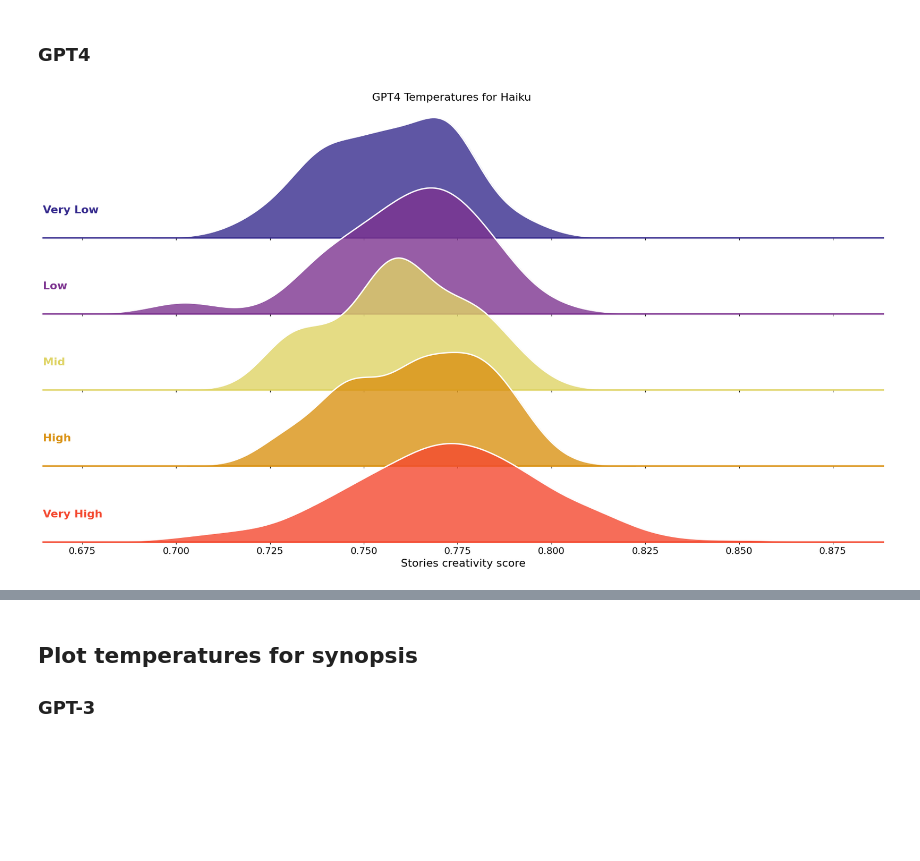
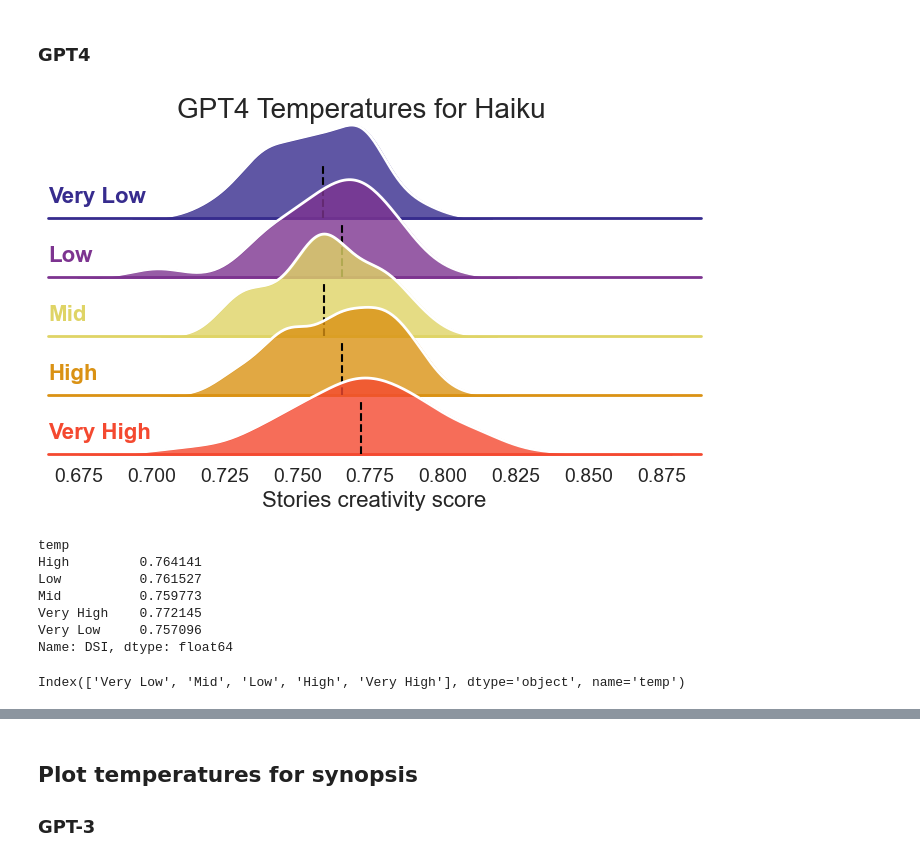
Before and after one commit to AntoineBellemare/DAT_GPT, a Jupyter notebook: notebook/dsi_visualization.ipynb, the cells around one changed output, grey strips where cells are left out. Cells and saved outputs as stored; diff of their text form; code cells hidden in the pictures; blank space fills up the shorter version.

```diff
--- a/notebook/dsi_visualization.ipynb
+++ b/notebook/dsi_visualization.ipynb
@@ -38,6 +40,8 @@ results_df.loc[results_df['lziv'].isnull()].model.unique()
 ['GPT3' 'GPT4' 'human' 'IMDB (human)' 'Vicuna']
 Index(['DSI', 'story', 'model', 'condition', 'temp', 'num_words', 'lziv'], dtype='object')
 array(['GPT3', 'GPT4', 'human', 'IMDB (human)'], dtype=object)
+# %%
+results_df = pd.read_csv("concatenated_results_stories.csv", header=0, sep=",")
 # %% [markdown]
 ## Plot all distributions seprately to get an overview
 # %%
@@ -167,6 +481,8 @@ pal = sns.color_palette('CMRmap',n_colors=5, desat=.9)
 pal = [pal[0], pal[1], pal[4], pal[3], pal[2]]
 order = ["Very Low", "Low", "Mid", "High", "Very High"]
 g = sns.FacetGrid(df, row="temp", hue="temp", aspect=9, height=2,palette=pal, row_order=order, hue_order=order)
+#compute median for each temp
+medians = df.groupby("temp")["DSI"].median()
 # make transparent background
 for ax in g.axes.flat:
     ax.set_facecolor('none')
@@ -175,6 +491,8 @@ g.map(sns.kdeplot, "DSI",
     bw_adjust=1, clip_on=False,
     fill=True, alpha=0.8, linewidth=1.5)
 g.map(sns.kdeplot, "DSI", clip_on=False, color="w", lw=2, bw_adjust=1)
+# set figsize
+g.fig.set_size_inches(7, 4)
 # passing color=None to refline() uses the hue mapping
 g.refline(y=0, linewidth=2, linestyle="-", color=None, clip_on=False)
 # Define and use a simple function to label the plot in axes coordinates
@@ -183,6 +501,11 @@ def label(x, color, label):
     # check if Human is in the label
     ax.text(0, .2, label, fontweight="bold", color=color,
             ha="left", va="center", transform=ax.transAxes,fontsize=16)
+    # plot lines for median
+    median = medians[label]
+    ax.axvline(median, color='black', linestyle='--', ymin=0, ymax=0.5)
+    #remove grid
+    ax.grid(False)
 g.map(label, "DSI")
 
 
@@ -196,6 +519,7 @@ g.set_titles("")
 g.figure.subplots_adjust(hspace=-.45)
 g.set(yticks=[], ylabel="")
 g.despine(bottom=True, left=True)
+g.set(xlim=(0.79, 0.88))
 # add one title for all the subplots
 g.fig.suptitle('GPT4 Temperatures for Flash Fiction', fontsize=16)
 g.savefig(f'../figures/GPT4_DSI_ridge_flashfiction_temp.png', dpi=300, bbox_inches='tight')
@@ -252,38 +576,62 @@ df = results_df.loc[(results_df['condition']=='haiku') & (results_df['model']=='
 pal = sns.color_palette('CMRmap',n_colors=5, desat=.9)
 pal = [pal[0], pal[1], pal[4], pal[3], pal[2]]
 order = ["Very Low", "Low", "Mid", "High", "Very High"]
+
+#compute median for each temp
+medians = df.groupby("temp")["DSI"].median()
 g = sns.FacetGrid(df, row="temp", hue="temp", aspect=9, height=2,palette=pal, hue_order=order, row_order=order)
 # make transparent background
 for ax in g.axes.flat:
     ax.set_facecolor('none')
 # Draw the densities in a few steps
 g.map(sns.kdeplot, "DSI",
     bw_adjust=1, clip_on=False,
     fill=True, alpha=0.8, linewidth=1.5)
 g.map(sns.kdeplot, "DSI", clip_on=False, color="w", lw=2, bw_adjust=1)
+# set figsize
+g.fig.set_size_inches(7, 4)
 # passing color=None to refline() uses the hue mapping
 g.refline(y=0, linewidth=2, linestyle="-", color=None, clip_on=False)
 # Define and use a simple function to label the plot in axes coordinates
 def label(x, color, label):
     ax = plt.gca()
     # check if Human is in the label
     ax.text(0, .2, label, fontweight="bold", color=color,
             ha="left", va="center", transform=ax.transAxes,fontsize=16)
+    # plot lines for median
+    median = medians[label]
+    ax.axvline(median, color='black', linestyle='--', ymin=0, ymax=0.5)
+    #remove grid
+    ax.grid(False)
 g.map(label, "DSI")
 
 
 for ax in g.axes.flat:
     ax.set_xlabel('Stories creativity score', fontsize=16)
     for label in ax.get_xticklabels():
             label.set_fontsize(14)
 # Remove axes details that don't play well with overlap
 g.set_titles("")
 # Set the subplots to overlap
 g.figure.subplots_adjust(hspace=-.45)
 g.set(yticks=[], ylabel="")
 g.despine(bottom=True, left=True)
 # add one title for all the subplots
-g.fig.suptitle('GPT4 Temperatures for Haiku', fontsize=16)
+g.fig.suptitle('GPT4 Temperatures for Haiku', fontsize=20)
 g.savefig(f'../figures/GPT4_DSI_ridge_haiku_temp.png', dpi=300, bbox_inches='tight')
 # %% [output]
-[figure, old version]
+[figure, new version]
+# %%
+means
+# %% [output]
+temp
+High         0.764141
+Low          0.761527
+Mid          0.759773
+Very High    0.772145
+Very Low     0.757096
+Name: DSI, dtype: float64
+# %%
+order
+# %% [output]
+Index(['Very Low', 'Mid', 'Low', 'High', 'Very High'], dtype='object', name='temp')
```
Also changed, not shown: parts of 15 cells of this notebook, 1 other file.
